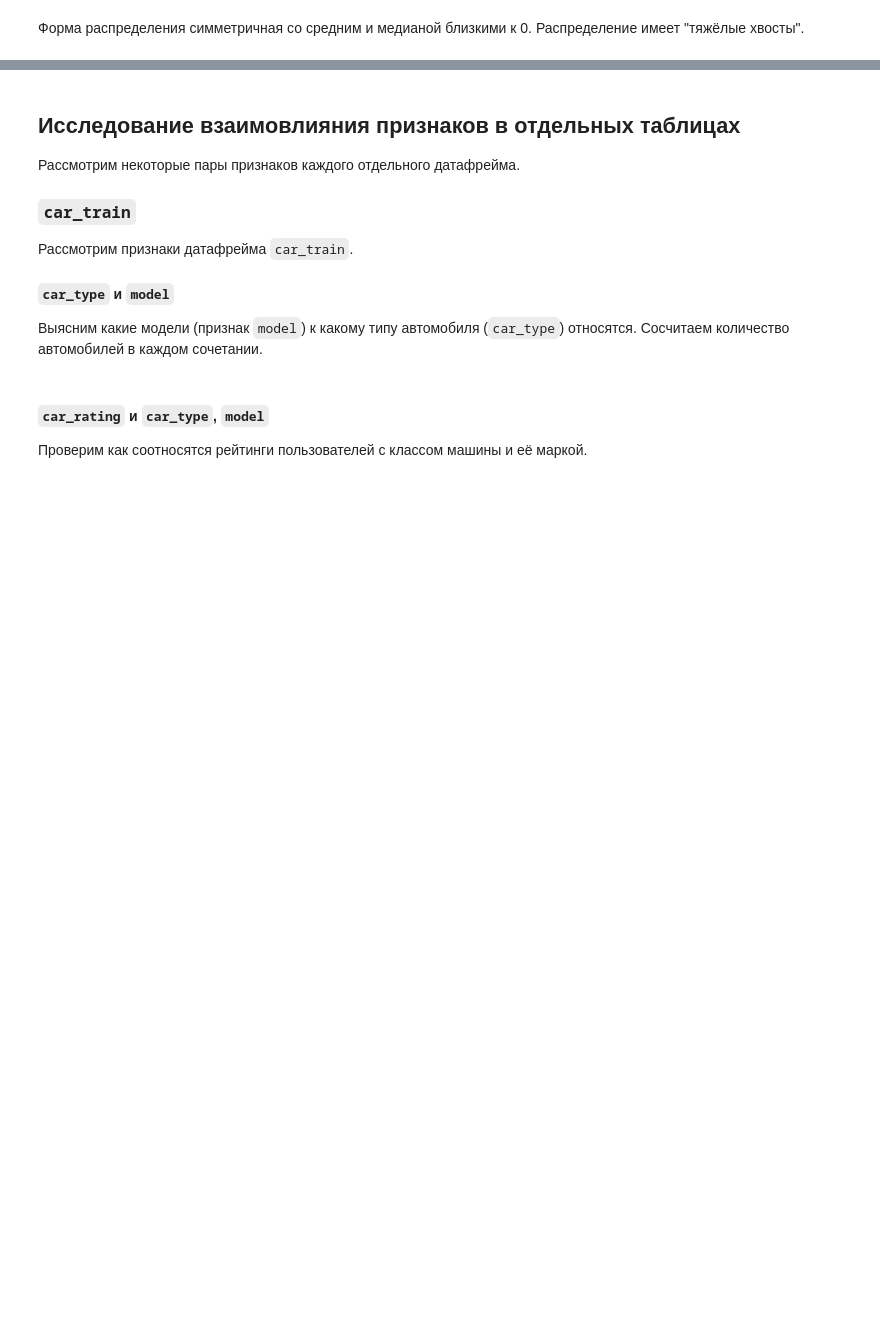
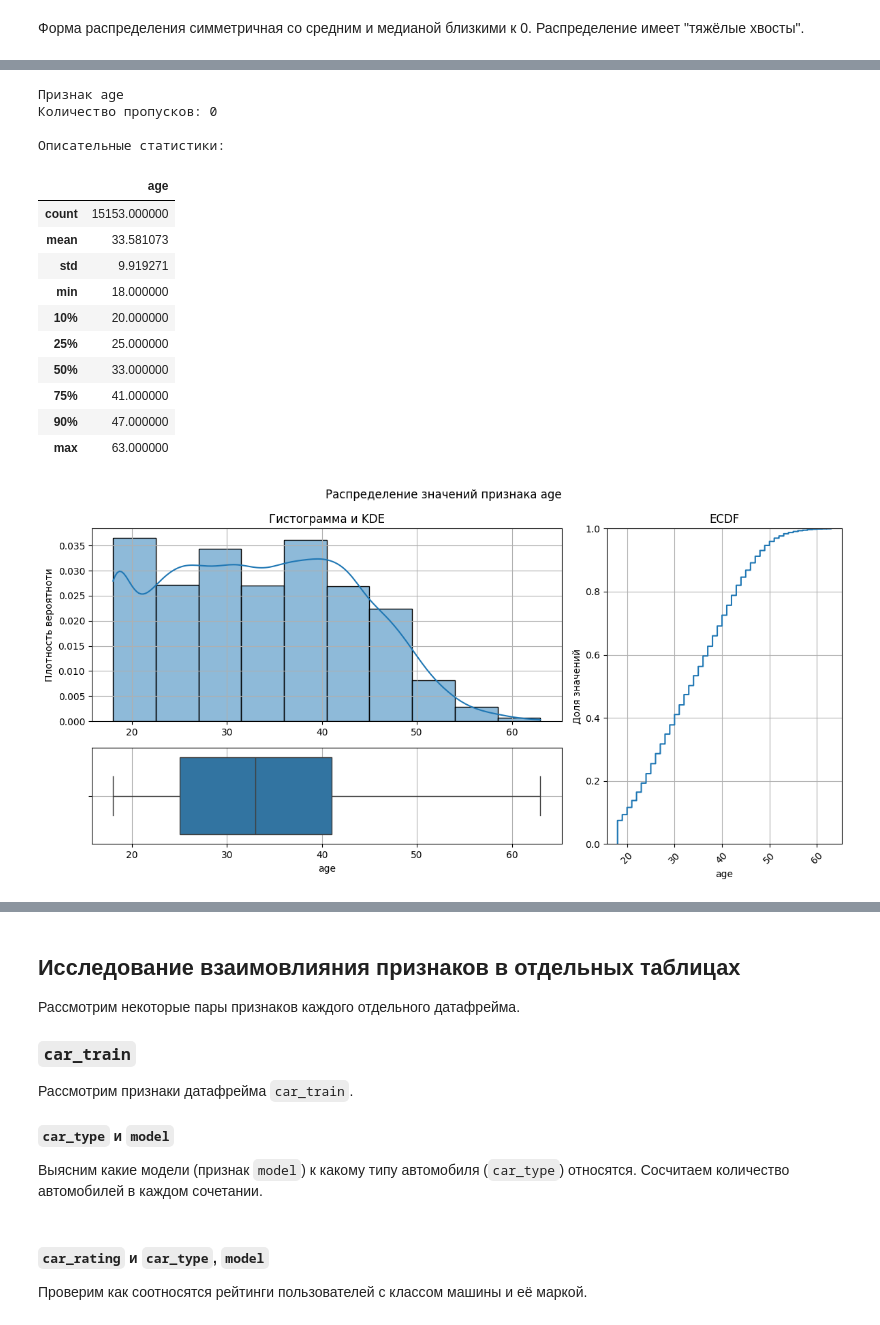
Before and after one commit to AlekseiBogachev/competitive_ds_cource_prj, a Jupyter notebook: notebooks/exploratory/eda.ipynb, the cells around one changed output, grey strips where cells are left out. Drawn from its saved outputs; the diff is of its cells as text; code cells hidden in the pictures; blank space fills up the shorter version.

```diff
--- a/notebooks/exploratory/eda.ipynb
+++ b/notebooks/exploratory/eda.ipynb
@@ -1087,0 +1099,19 @@ explore_num_feature(rides_info, "deviation_normal")
+# %%
+explore_num_feature(driver_info, "age", bins=10)
+# %% [output]
+Признак age
+Количество пропусков: 0
+
+Описательные статистики:
+|  | age |
+| count | 15153.000000 |
+| mean | 33.581073 |
+| std | 9.919271 |
+| min | 18.000000 |
+| 10% | 20.000000 |
+| 25% | 25.000000 |
+| 50% | 33.000000 |
+| 75% | 41.000000 |
+| 90% | 47.000000 |
+| max | 63.000000 |
+[figure, added]
```
Also changed, not shown: parts of 30 cells of this notebook, 1 other file.
